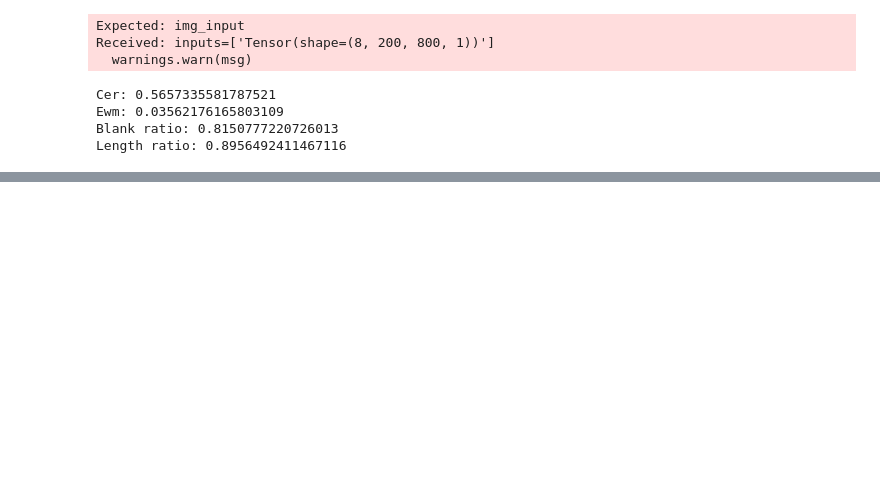
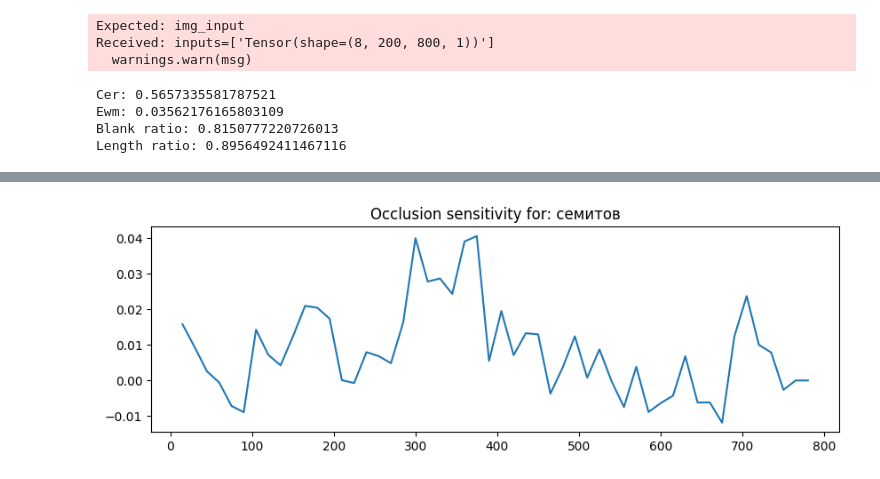
Before and after one commit to hnowakowski/cyrillOCR, a Jupyter notebook: testing_notebook.ipynb, the cells around one changed output, grey strips where cells are left out. Saved outputs shown, nothing was run; the diff lists cells and outputs as text; code cells hidden in the pictures; blank space fills up the shorter version.

```diff
--- a/testing_notebook.ipynb
+++ b/testing_notebook.ipynb
@@ -78,3 +73,19 @@ Cer: 0.5657335581787521
 Ewm: 0.03562176165803109
 Blank ratio: 0.8150777220726013
 Length ratio: 0.8956492411467116
+# %%
+df = pd.read_csv(TRAIN_TSV, sep='\t', header=None, names=['file', 'label'])
+df = df.dropna(subset=['label']).reset_index(drop=True)
+image_paths = [TRAIN_DIR + "/" + f for f in df["file"].values]
+labels = df["label"].values
+
+model = load_MY_model()
+
+testing = build_dataset(image_paths[:100], labels[:100], 100, label_to_int)
+
+preds = model.predict(testing)
+
+predicted_labels = decode_model_output(preds, label_to_str)
+for idx, truth in enumerate(predicted_labels):
+    if labels[idx] == predicted_labels[idx]:
+        print(idx, truth)
@@ -80,0 +113,40 @@ Length ratio: 0.8956492411467116
+# %%
+indices = [10, 18, 52]
+
+img = load_img(image_paths[indices[2]])
+img = tf.expand_dims(img, axis=0)
+true_label = labels[indices[2]]
+
+def confidence(preds):
+    max_probs = tf.reduce_max(preds, axis=-1)
+    return tf.reduce_mean(max_probs).numpy()
+
+def occlude(img, x_start, width):
+    img_occ = img.numpy().copy()
+    img_occ[:, :, x_start:x_start+width, :] = 0.0
+    return tf.constant(img_occ)
+
+base_preds = model(img)
+base_conf = confidence(base_preds)
+base_text = decode_model_output(base_preds, label_to_str)[0]
+
+occ_width = 30
+stride = 15
+
+drops = []
+xs = []
+
+for x in range(0, IM_WIDTH - occ_width, stride):
+    img_occ = occlude(img, x, occ_width)
+    preds_occ = model(img_occ)
+    conf_occ = confidence(preds_occ)
+
+    drops.append(base_conf - conf_occ)
+    xs.append(x + occ_width // 2)
+
+plt.figure(figsize=(10, 3))
+plt.plot(xs, drops)
+plt.title(f"Occlusion sensitivity for: {base_text}")
+plt.show()
+# %% [output]
+[figure, added]
```
Also changed, not shown: parts of 4 cells of this notebook, 21 other files.
